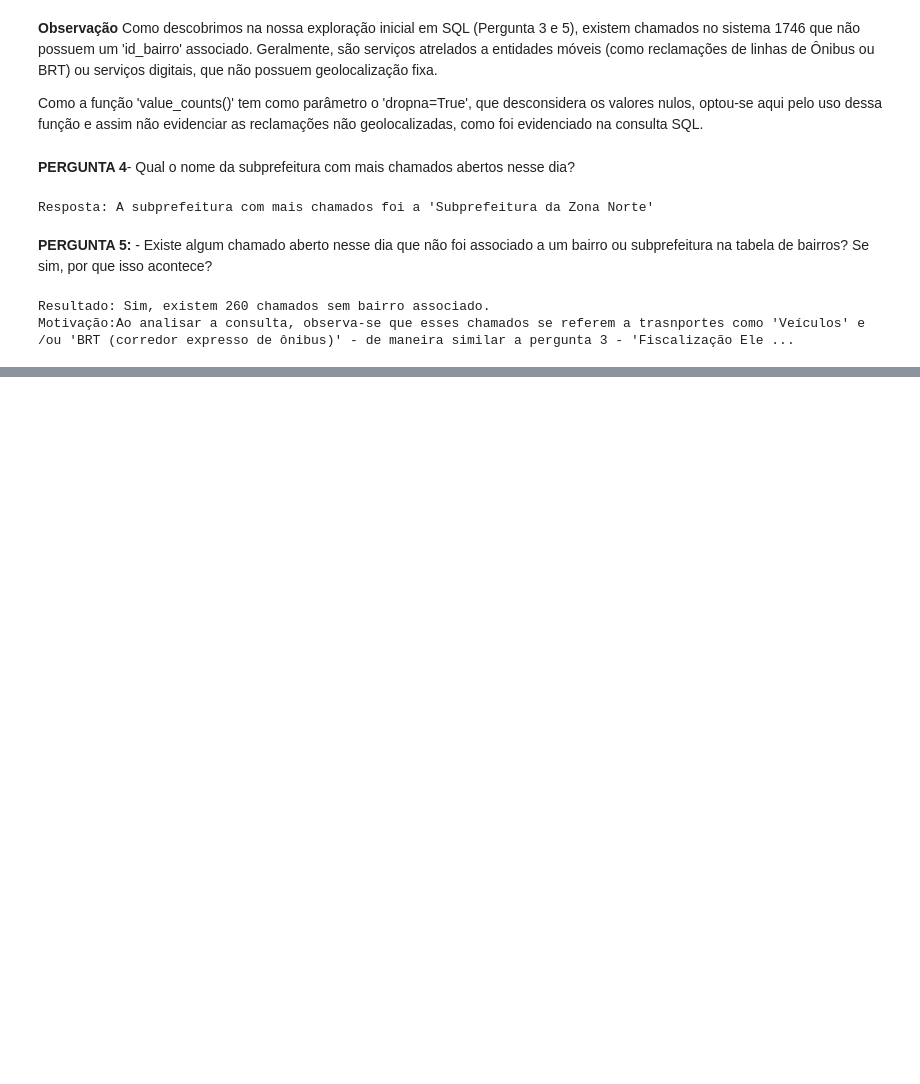
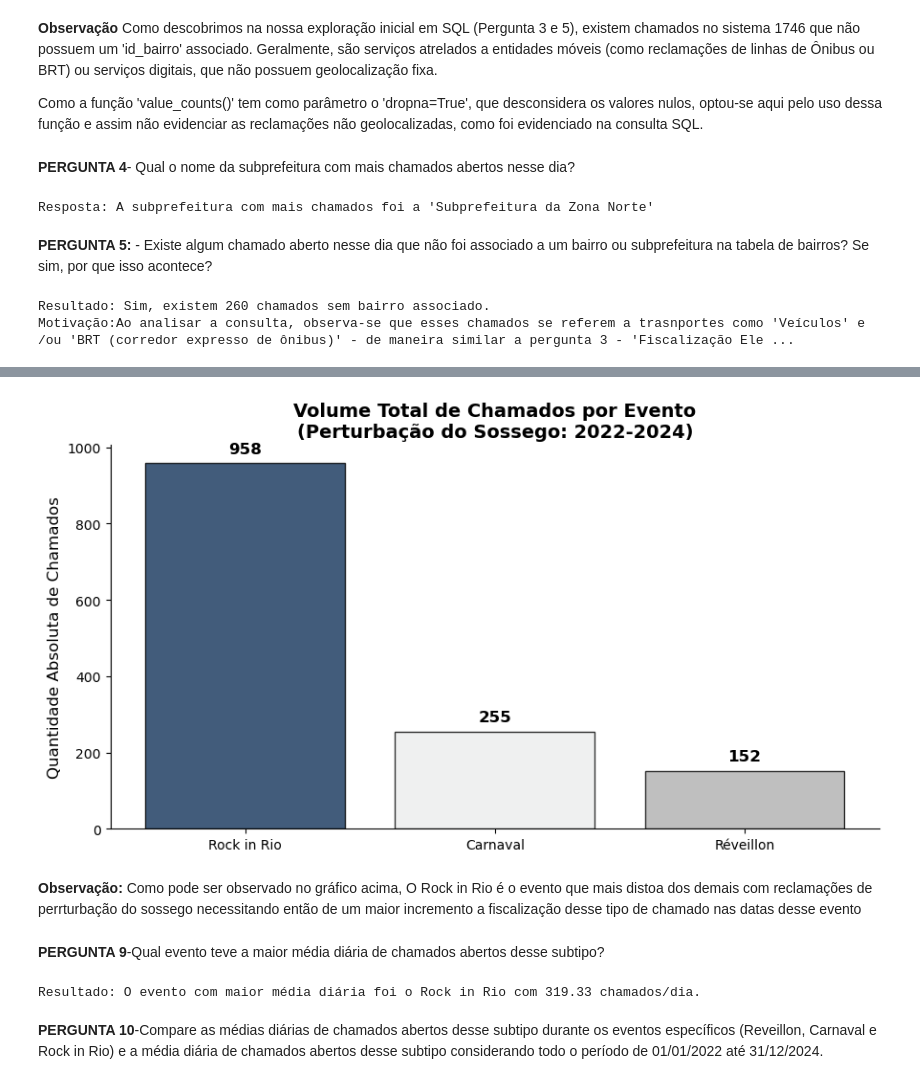
Before and after one commit to uligomesoliveira-beep/desafio-analista-dados-cv-ulisses-gomes, a Jupyter notebook: analise_python.ipynb, the cells around one changed output, grey strips where cells are left out. Saved outputs shown, nothing was run; the diff lists cells and outputs as text; code cells hidden in the pictures; blank space fills up the shorter version.

Commit message:
Correção do cáculo da questão 10 em SQL e adição das respostas das perguntas 6 a 10 do arquivo 'perguntas_sql' em python

```diff
--- a/analise_python.ipynb
+++ b/analise_python.ipynb
@@ -100,0 +112,6 @@ Motivação:Ao analisar a consulta, observa-se que esses chamados se referem a t
+# %%
+df_cross = df_chamados_p2.merge(df_eventos, how='cross')
+df_chamados_eventos = df_cross[(df_cross['data_inicio'] >= df_cross['data_inicial']) &
+                               (df_cross['data_inicio'] <= df_cross['data_final'])]
+
+print("\nResultado:Tabela de chamados durante eventos gerada com sucesso. Total de linhas:", len(df_chamados_eventos))
@@ -100,0 +125,5 @@ Motivação:Ao analisar a consulta, observa-se que esses chamados se referem a t
+# %%
+#Calculando o valor solicitado: o total de chamados de perturbação do sossego durante cada evento.
+q8_resposta = df_chamados_eventos['evento'].value_counts()
+print("\nResposta:Chamados por Evento:")
+display(q8_resposta)
@@ -100,0 +137,42 @@ Motivação:Ao analisar a consulta, observa-se que esses chamados se referem a t
+# %%
+#Objetivo do código: extrair os eventos e as quantidades de chamados para listas separadas, e monstar um gráfico com 'matplotlib.pyplot'.
+eventos = q8_resposta.index.tolist() #extrai os eventos e as quantidades de chamados para listas separadas, facilitando a construção do gráfico.
+total_chamados = q8_resposta.values.tolist()
+plt.figure(figsize=(9, 5))#configura o tamanho da figura
+#adicionando cores personalizadas presentes no manual de marca da prefeitura do Rio de Janeiro.
+cores_eventos = ['#13335a','#eceded','#b0b0b0']#azul escuro, cinza claro e cinza escuro para destacar o maior valor de chamados
+barras = plt.bar(eventos, total_chamados, color=cores_eventos, edgecolor='black', alpha=0.8)
+plt.title('Volume Total de Chamados por Evento\n(Perturbação do Sossego: 2022-2024)', fontsize=14, fontweight='bold')#Adiciona títulos e rótulos aos eixos
+plt.ylabel('Quantidade Absoluta de Chamados', fontsize=12)
+#calcula uma posição para os rótulos de dados para evitar sobreposição de barras
+for barra in barras:
+    altura = barra.get_height()
+    plt.text(barra.get_x() + barra.get_width()/2., altura + (max(total_chamados) * 0.02),
+             f'{int(altura)}',
+             ha='center', va='bottom', fontsize=12, fontweight='bold')
+plt.gca().spines['top'].set_visible(False)#Remoção a borda superior da figura
+plt.gca().spines['right'].set_visible(False)
+#Exibição do resultado
+plt.tight_layout()
+plt.show()
+# %% [output]
+[figure, added]
+# %% [markdown]
+**Observação:** Como pode ser observado no gráfico acima, O Rock in Rio é o evento que mais distoa dos demais com reclamações de perrturbação do sossego necessitando então de um maior incremento a fiscalização desse tipo de chamado nas datas desse evento
+# %% [markdown]
+**PERGUNTA 9**-Qual evento teve a maior média diária de chamados abertos desse subtipo?
+# %%
+#objetivo do código: calcular a média diária de chamados para cada evento, considerando a duração de cada evento.
+df_eventos['dias_duracao'] = (df_eventos['data_final'] - df_eventos['data_inicial']).apply(lambda x: x.days) + 1 #calcula a duração de cada evento em dias, adicionando 1 para incluir o dia inicial.
+
+chamados_por_evento = df_chamados_eventos.groupby('evento').size().reset_index(name='total_chamados')#agrupa os chamados por evento e conta o total de chamados para cada um, resultando em um DataFrame com as colunas 'evento' e 'total_chamados'.
+
+df_medias_eventos = chamados_por_evento.merge(df_eventos[['evento', 'dias_duracao']], on='evento') #mescla o resultado do agrupamento com a tabela de eventos para obter a duração de cada evento ao lado do total de chamados.
+df_medias_eventos['media_diaria'] = df_medias_eventos['total_chamados'] / df_medias_eventos['dias_duracao']
+
+campeao_media = df_medias_eventos.sort_values(by='media_diaria', ascending=False).iloc[0] #ordena os eventos pela média diária de chamados em ordem decrescente e seleciona a maior média.
+print(f"\nResultado: O evento com maior média diária foi o {campeao_media['evento']} com {campeao_media['media_diaria']:.2f} chamados/dia.")
+# %% [output]
+Resultado: O evento com maior média diária foi o Rock in Rio com 319.33 chamados/dia.
+# %% [markdown]
+**PERGUNTA 10**-Compare as médias diárias de chamados abertos desse subtipo durante os eventos específicos (Reveillon, Carnaval e Rock in Rio) e a média diária de chamados abertos desse subtipo considerando todo o período de 01/01/2022 até 31/12/2024.
```
Also changed, not shown: parts of 11 cells of this notebook, 2 other files.
